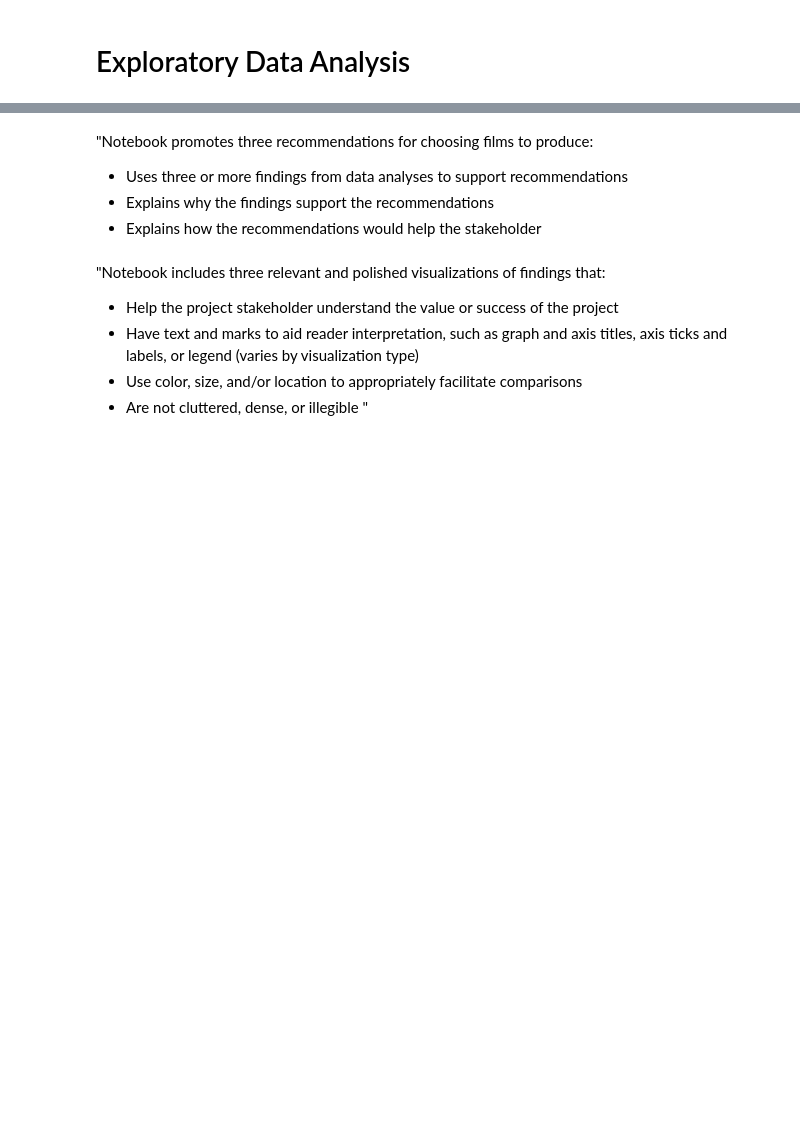
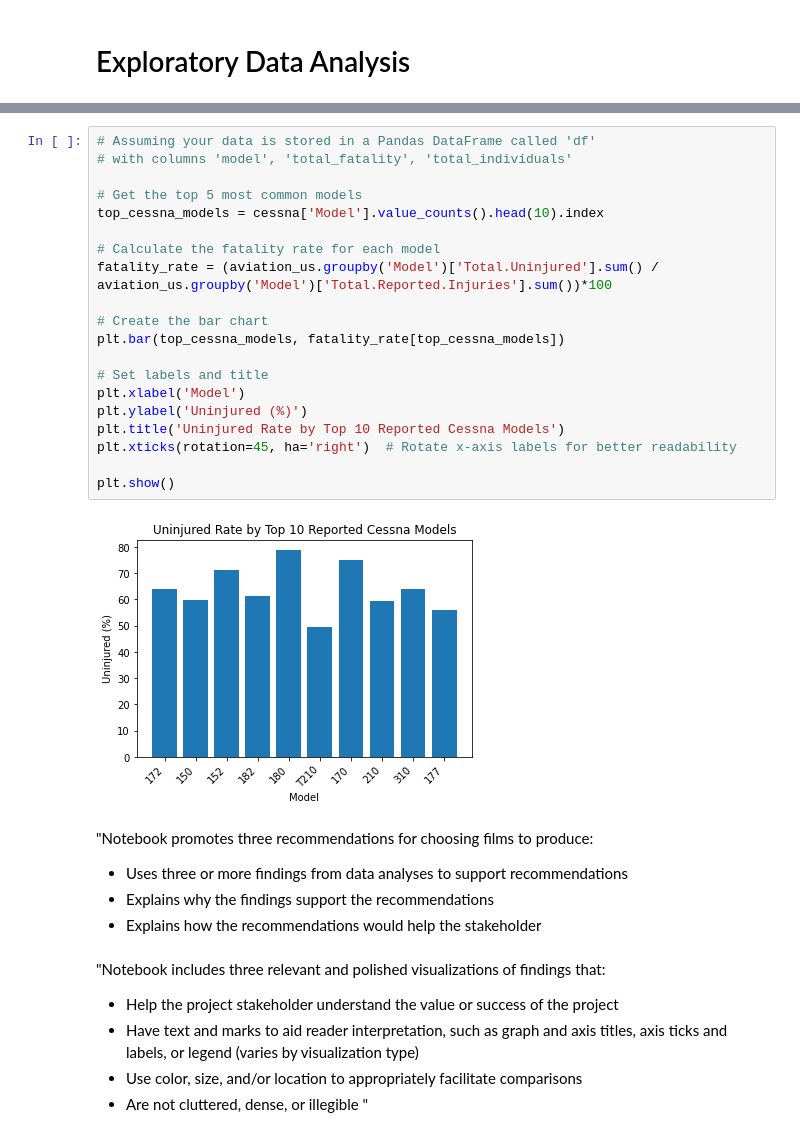
Before and after one commit to morgannash1/phase1_project, a Jupyter notebook: notebook.ipynb, the cells around one changed output, grey strips where cells are left out. Drawn from its saved outputs; the diff is of its cells as text; blank space fills up the shorter version.

```diff
--- a/notebook.ipynb
+++ b/notebook.ipynb
@@ -563,3 +536,25 @@ plt.show()
+# %%
+# Assuming your data is stored in a Pandas DataFrame called 'df'
+# with columns 'model', 'total_fatality', 'total_individuals'
+
+# Get the top 5 most common models
+top_cessna_models = cessna['Model'].value_counts().head(10).index
+
+# Calculate the fatality rate for each model
+fatality_rate = (aviation_us.groupby('Model')['Total.Uninjured'].sum() / aviation_us.groupby('Model')['Total.Reported.Injuries'].sum())*100
+
+# Create the bar chart
+plt.bar(top_cessna_models, fatality_rate[top_cessna_models])
+
+# Set labels and title
+plt.xlabel('Model')
+plt.ylabel('Uninjured (%)')
+plt.title('Uninjured Rate by Top 10 Reported Cessna Models')
+plt.xticks(rotation=45, ha='right')  # Rotate x-axis labels for better readability
+
+plt.show()
+# %% [output]
+[figure, added]
 # %% [markdown]
 "Notebook promotes three recommendations for choosing films to produce:
  - Uses three or more findings from data analyses to support recommendations
```
Also changed, not shown: parts of 22 cells of this notebook.
